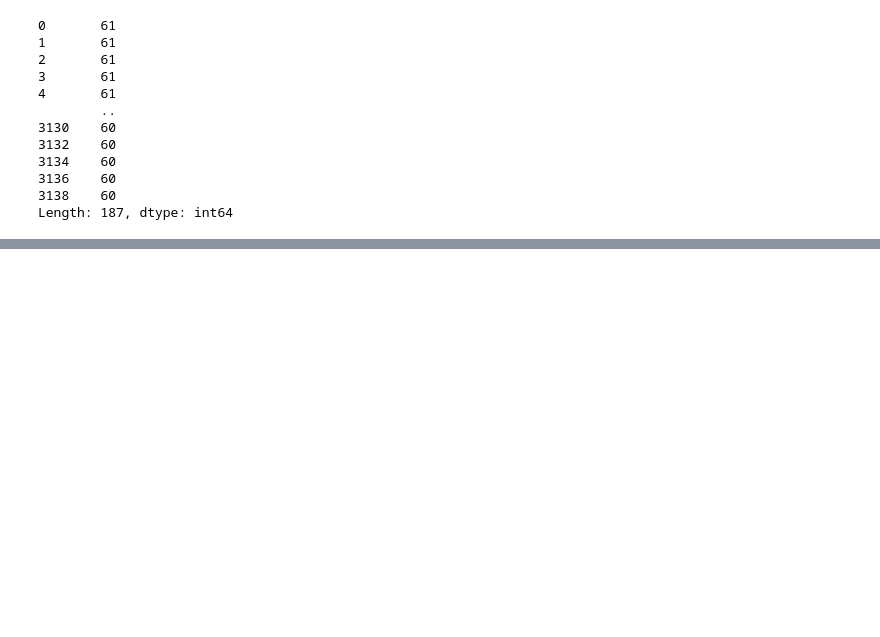
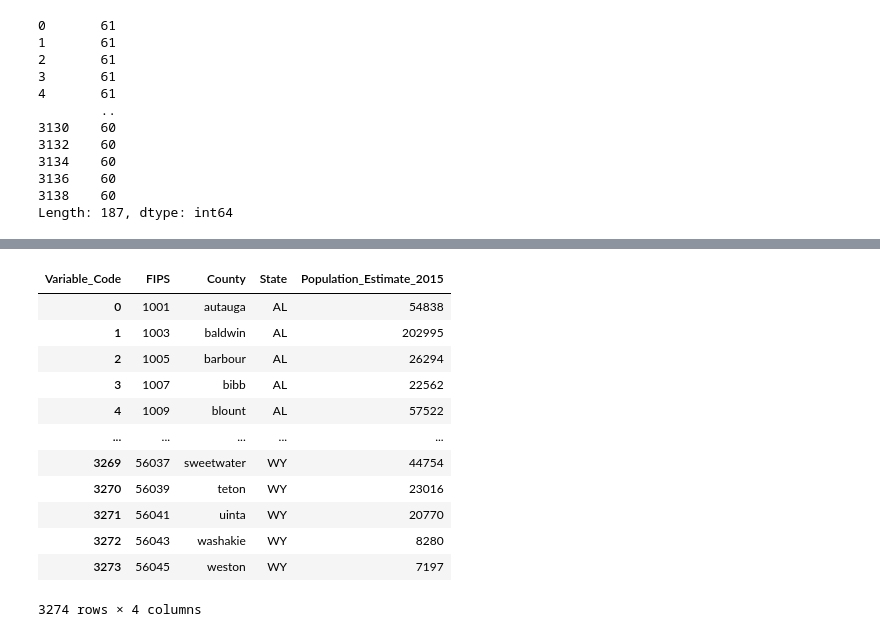
Before and after one commit to gabbycjames/DataScience_Capstone, a Jupyter notebook: DataWrangling.ipynb, the cells around one changed output, grey strips where cells are left out. Cells and saved outputs as stored; diff of their text form; code cells hidden in the pictures; blank space fills up the shorter version.

```diff
--- a/DataWrangling.ipynb
+++ b/DataWrangling.ipynb
@@ -393,3 +477,19 @@ Length: 187, dtype: int64
+# %%
+result[["FIPS", "County", "State", "Population_Estimate_2015"]]
+# %% [output]
+| Variable_Code | FIPS | County | State | Population_Estimate_2015 |
+| 0 | 1001 | autauga | AL | 54838 |
+| 1 | 1003 | baldwin | AL | 202995 |
+| 2 | 1005 | barbour | AL | 26294 |
+| 3 | 1007 | bibb | AL | 22562 |
+| 4 | 1009 | blount | AL | 57522 |
+| ... | ... | ... | ... | ... |
+| 3269 | 56037 | sweetwater | WY | 44754 |
+| 3270 | 56039 | teton | WY | 23016 |
+| 3271 | 56041 | uinta | WY | 20770 |
+| 3272 | 56043 | washakie | WY | 8280 |
+| 3273 | 56045 | weston | WY | 7197 |
+3274 rows × 4 columns
 # %%
 df_condensed = pivot_df # Creating a new dataframe to deal with my condensed data.
 # %%
```
Also changed, not shown: parts of 28 cells of this notebook.
